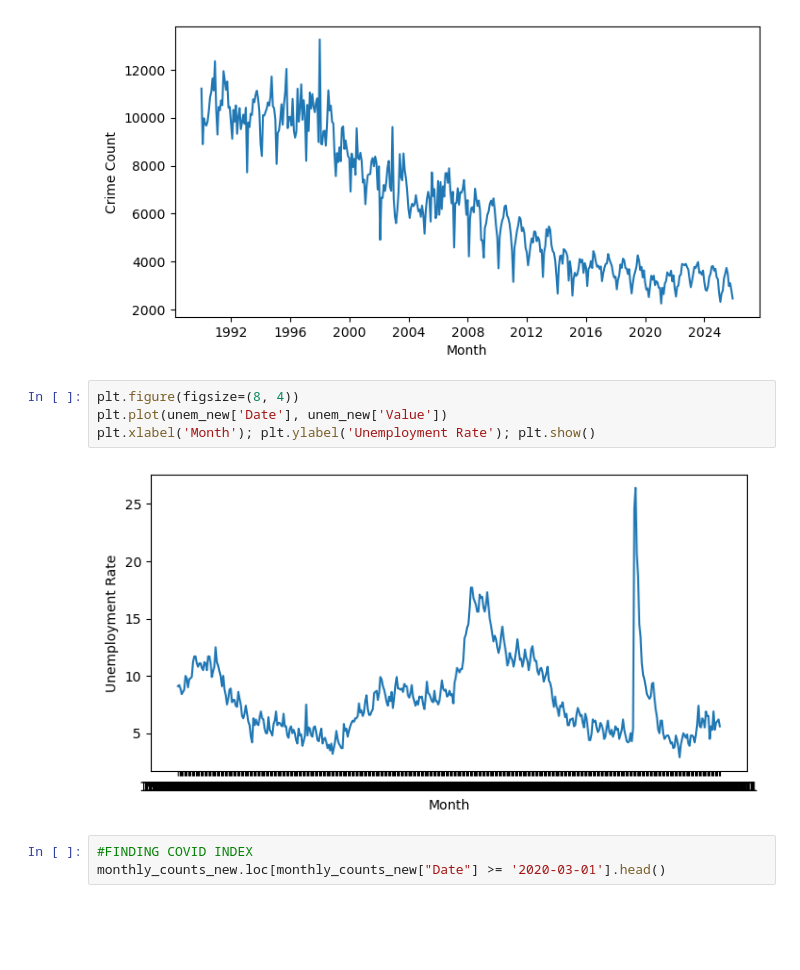
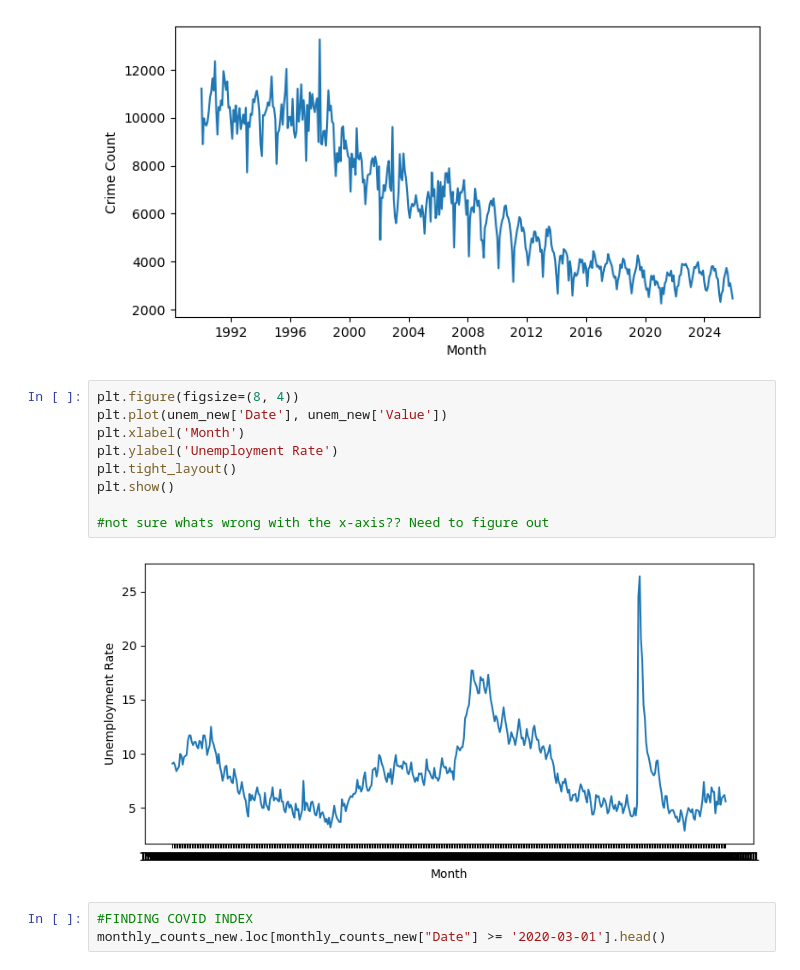
Before and after one commit to garrettpinkston2015/531_Time_Series, a Jupyter notebook: Enora Cleaned Midterm Project.ipynb, the cells around one changed output. Cells and saved outputs as stored; diff of their text form; blank space fills up the shorter version.

```diff
--- a/Enora Cleaned Midterm Project.ipynb
+++ b/Enora Cleaned Midterm Project.ipynb
@@ -542,9 +542,14 @@ plt.xlabel('Month'); plt.ylabel('Crime Count'); plt.show()
 # %%
 plt.figure(figsize=(8, 4))
 plt.plot(unem_new['Date'], unem_new['Value'])
-plt.xlabel('Month'); plt.ylabel('Unemployment Rate'); plt.show()
+plt.xlabel('Month')
+plt.ylabel('Unemployment Rate')
+plt.tight_layout()
+plt.show()
+
+#not sure whats wrong with the x-axis?? Need to figure out
 # %% [output]
-[figure, old version]
+[figure, new version]
 # %%
 #FINDING COVID INDEX
 monthly_counts_new.loc[monthly_counts_new["Date"] >= '2020-03-01'].head()
```
Also changed, not shown: parts of 57 cells of this notebook, 1 other file.
